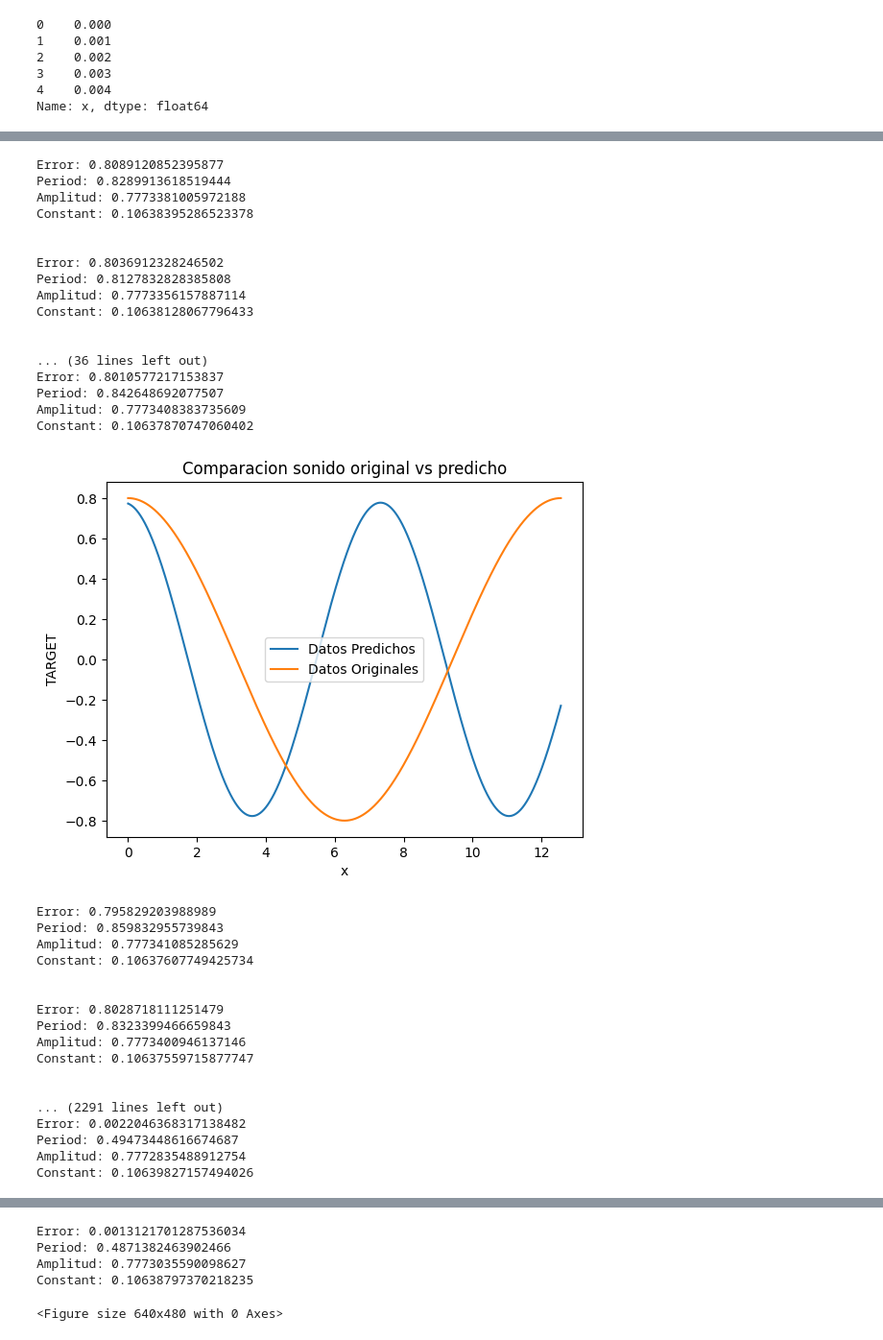
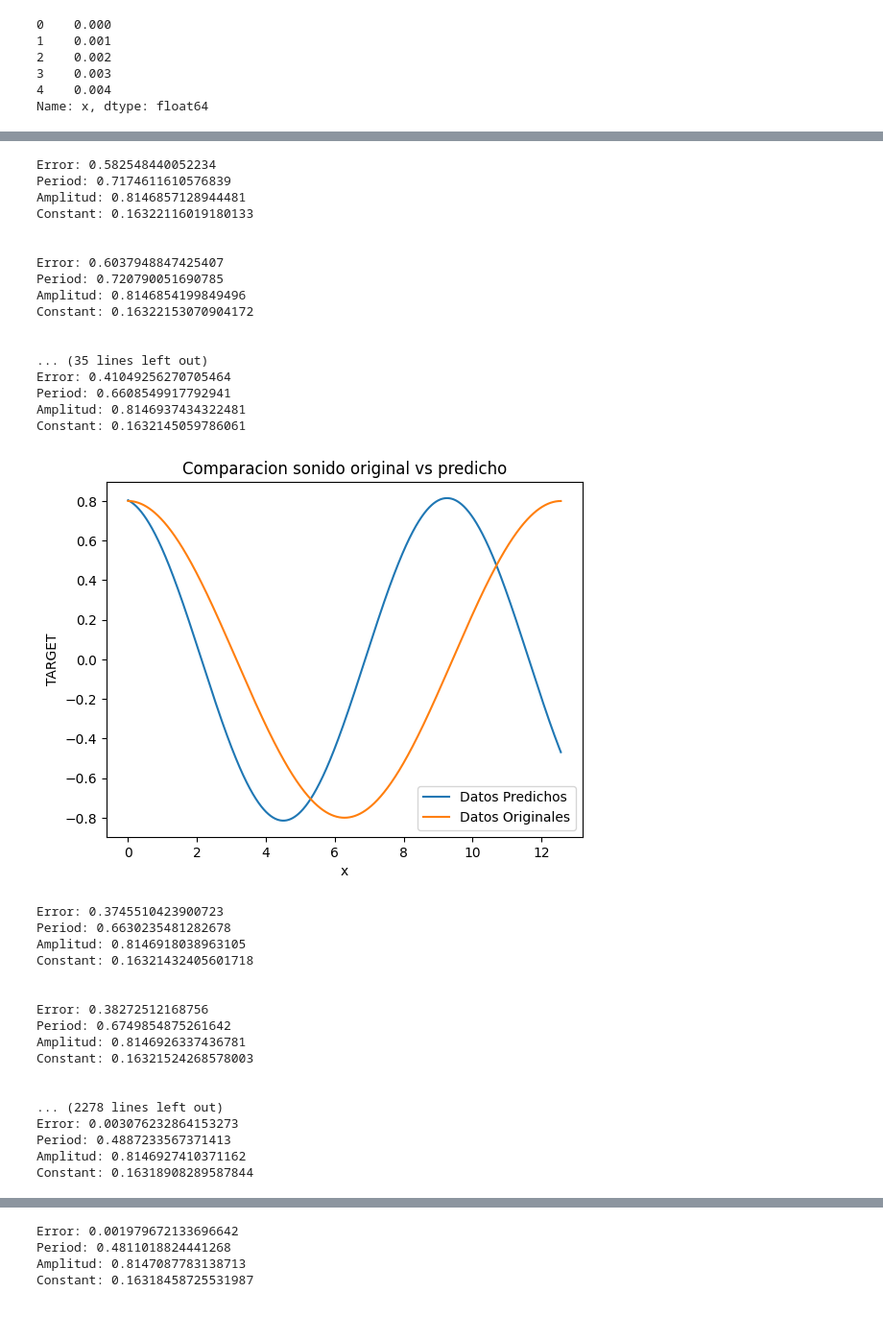
Before and after one commit to devBorisG/Estadistica-III, a Jupyter notebook: Tarea 4/Sonido.ipynb, the cells around one changed output, grey strips where cells are left out. Shown at 96% size. Saved outputs shown, nothing was run; the diff lists cells and outputs as text; code cells hidden in the pictures.

```diff
--- a/Tarea 4/Sonido.ipynb
+++ b/Tarea 4/Sonido.ipynb
@@ -60,63 +85,63 @@ for i in range(epochs):
         c_final = rsl[-1][2]
         for value in x:
             data_y_hat.append(y_predict(a_final, b_final, c_final, d, value))
         plt.plot(x,data_y_hat,label="Datos Predichos")
         plt.plot(x,y,label="Datos Originales")
         plt.xlabel("x")
         plt.ylabel("TARGET")
         plt.title("Comparacion sonido original vs predicho")
         plt.legend()
+        plt.savefig(f'./image/grafica_modelo_epoch_{i+1}.png')
         plt.show()
-        plt.savefig(f'./image/grafica_modelo_epoch_{i+1}.png')
     for m in range(batch):
         ix = random.randint(0,n-1)
         y_pred = y_predict(a,b,c,d,x[ix])
         e = y[ix] - y_pred
         error += e * e
         a_gradiente += -2*e*math.cos(b*ix+c)
         b_gradiente += 2*e*a*math.sin(b*ix+c)*ix
-        c_gradiente += 2*e*a*math.sin(b*ix*c)
+        c_gradiente += 2*e*a*math.sin(b*ix+c)
 
     a = a - lr * a_gradiente/batch
     b = b - lr * b_gradiente/batch
     c = c - lr * c_gradiente/batch
 
     error = error/batch
     rsl.append([a,b,c,d,error])
     print(f"Error: {error}\nPeriod: {b}\nAmplitud: {a}\nConstant: {c}\n\n")
 # %% [output]
-Error: 0.8089120852395877
-Period: 0.8289913618519444
-Amplitud: 0.7773381005972188
-Constant: 0.10638395286523378
+Error: 0.582548440052234
+Period: 0.7174611610576839
+Amplitud: 0.8146857128944481
+Constant: 0.16322116019180133
 
 
-Error: 0.8036912328246502
-Period: 0.8127832828385808
-Amplitud: 0.7773356157887114
-Constant: 0.10638128067796433
+Error: 0.6037948847425407
+Period: 0.720790051690785
+Amplitud: 0.8146854199849496
+Constant: 0.16322153070904172
 
 
-... (36 lines left out)
-Error: 0.8010577217153837
-Period: 0.842648692077507
-Amplitud: 0.7773408383735609
-Constant: 0.10637870747060402
+... (35 lines left out)
+Error: 0.41049256270705464
+Period: 0.6608549917792941
+Amplitud: 0.8146937434322481
+Constant: 0.1632145059786061
-[figure, old version]
+[figure, new version]
-Error: 0.795829203988989
-Period: 0.859832955739843
-Amplitud: 0.777341085285629
-Constant: 0.10637607749425734
+Error: 0.3745510423900723
+Period: 0.6630235481282678
+Amplitud: 0.8146918038963105
+Constant: 0.16321432405601718
 
 
-Error: 0.8028718111251479
-Period: 0.8323399466659843
-Amplitud: 0.7773400946137146
-Constant: 0.10637559715877747
+Error: 0.38272512168756
+Period: 0.6749854875261642
+Amplitud: 0.8146926337436781
+Constant: 0.16321524268578003
 
 
-... (2291 lines left out)
-Error: 0.0022046368317138482
-Period: 0.49473448616674687
-Amplitud: 0.7772835488912754
-Constant: 0.10639827157494026
+... (2278 lines left out)
+Error: 0.003076232864153273
+Period: 0.4887233567371413
+Amplitud: 0.8146927410371162
+Constant: 0.16318908289587844
@@ -160,8 +185,7 @@ Constant: 0.10638799367833587
-Error: 0.0013121701287536034
-Period: 0.4871382463902466
-Amplitud: 0.7773035590098627
-Constant: 0.10638797370218235
+Error: 0.001979672133696642
+Period: 0.4811018824441268
+Amplitud: 0.8147087783138713
+Constant: 0.16318458725531987
-<Figure size 640x480 with 0 Axes>
 # %%
 data_y_hat = []
 a_final = rsl[-1][0]
```
Also changed, not shown: parts of 9 cells of this notebook, 4 other files.
